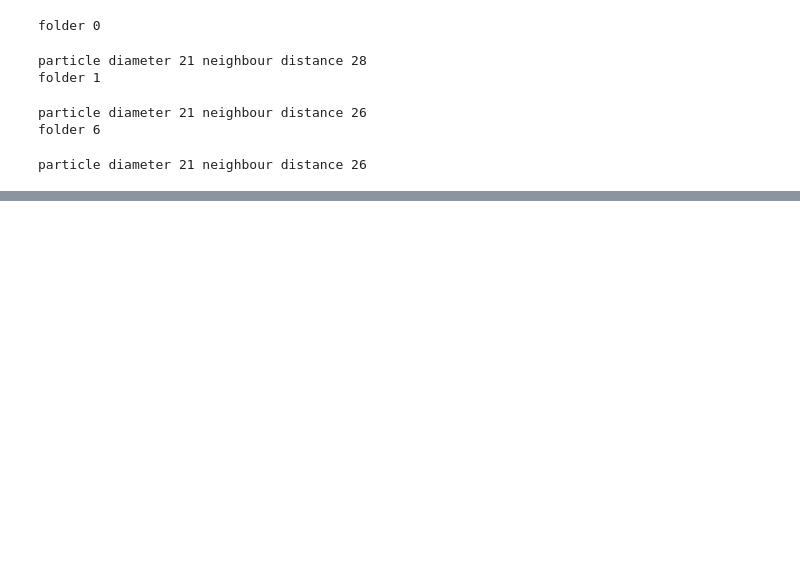
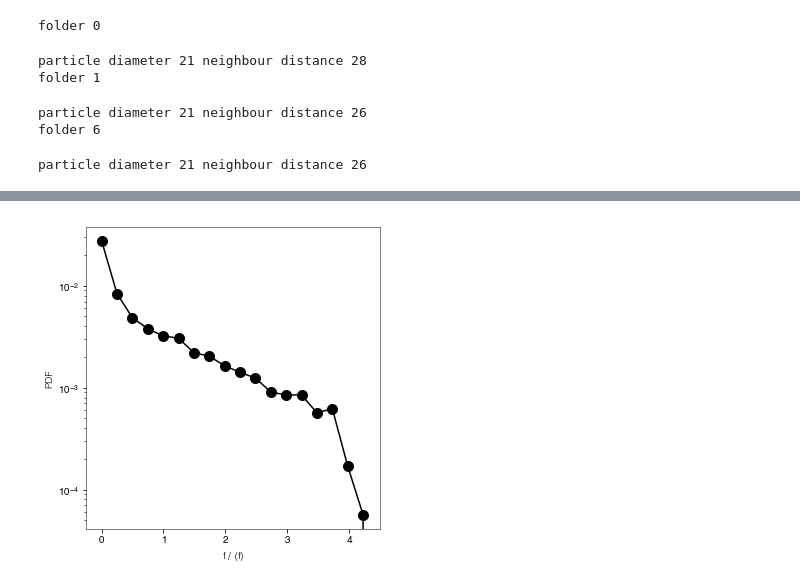
Before and after one commit to Mauva27/Contact_tracking, a Jupyter notebook: notebooks/contacts_analysis.ipynb, the cells around one changed output, grey strips where cells are left out. Saved outputs shown, nothing was run; the diff lists cells and outputs as text; code cells hidden in the pictures; blank space fills up the shorter version.

```diff
--- a/notebooks/contacts_analysis.ipynb
+++ b/notebooks/contacts_analysis.ipynb
@@ -35,8 +46,6 @@ lif_names = ["JD1803_1_11phic0_29Cp0_77_decon.lif",
              "JD1803_1_11phic0_29Cp1_88_decon.lif",
              "JD1803-1_11phic0_26Cp1_89_decon.lif",
              "JD1803_1_11phic0_37Cp2_18_recheck_t0_decon.lif"]
-# %%
-folder_idx=[0,1,6]
 # %%
 #### Calculate g(r) to get the distance of the first minimum, to define neighbour distance
 from tqdm import tqdm
@@ -464,0 +661,13 @@ for f in folder_idx:
+# %%
+fig,axs = pl.subplots(1,1,figsize=(5,5))
+axs.semilogy(histograms[0][1],histograms[0][4],marker='o',ms=10)
+axs.set_xlim([-0.25,4.5])
+axs.set_yscale('log')
+axs.set_ylabel('PDF')
+axs.set_xlabel('f / $\langle f \\rangle$')
+
+# axs.set_ylim([1e-4,4e-2])
+# axs.legend()
+fig.tight_layout();
+# %% [output]
+[figure, added]
```
Also changed, not shown: parts of 55 cells of this notebook, 4 other files.
